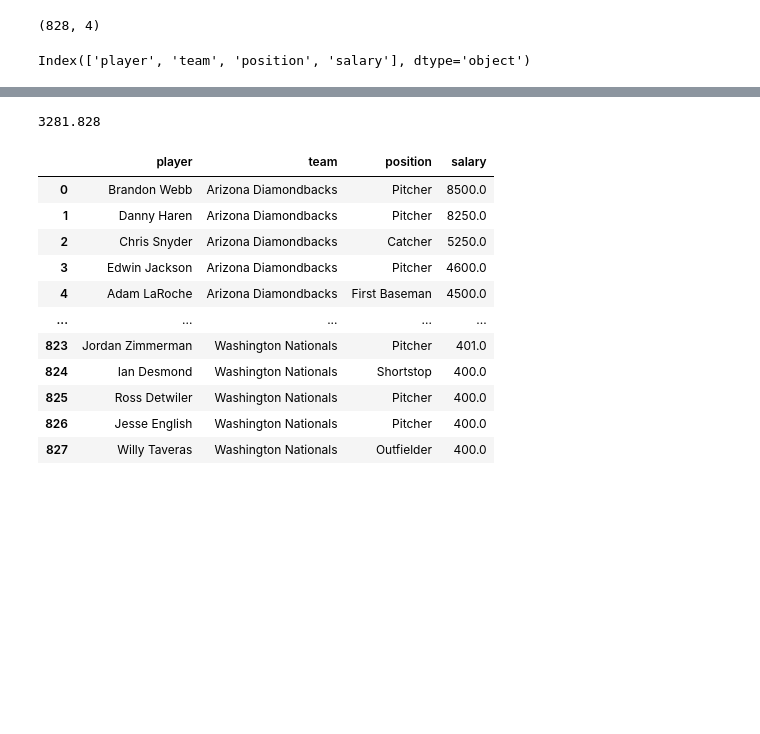
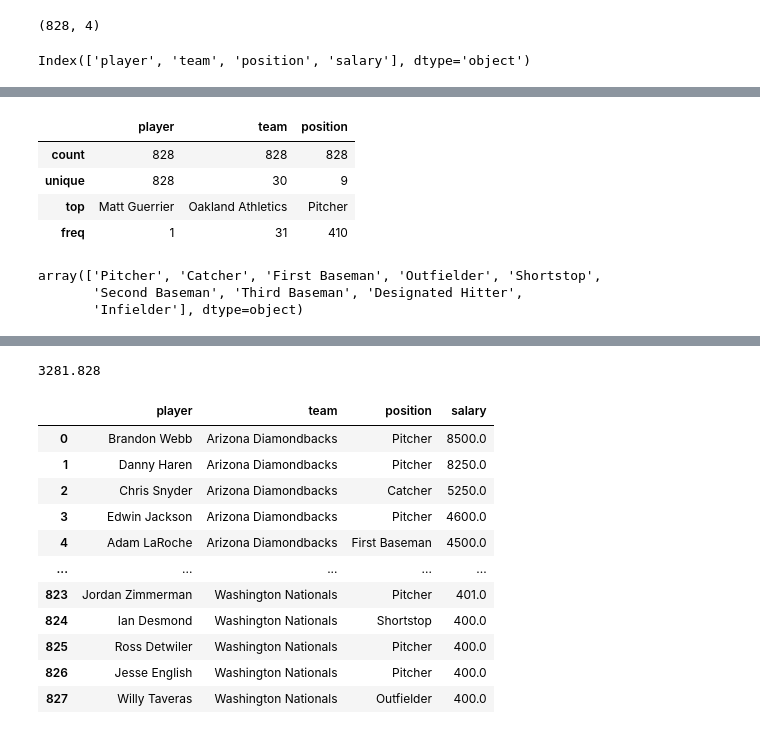
Before and after one commit to jesussantana/Sampling, a Jupyter notebook: notebooks/Sprint_6_Sampling.ipynb, the cells around one changed output, grey strips where cells are left out. Drawn from its saved outputs; the diff is of its cells as text; code cells hidden in the pictures; blank space fills up the shorter version.

```diff
--- a/notebooks/Sprint_6_Sampling.ipynb
+++ b/notebooks/Sprint_6_Sampling.ipynb
@@ -105,0 +106,14 @@ Index(['player', 'team', 'position', 'salary'], dtype='object')
+# %%
+df.describe(include=['object'])
+# %% [output]
+|  | player | team | position |
+| count | 828 | 828 | 828 |
+| unique | 828 | 30 | 9 |
+| top | Matt Guerrier | Oakland Athletics | Pitcher |
+| freq | 1 | 31 | 410 |
+# %%
+df.position.unique()
+# %% [output]
+array(['Pitcher', 'Catcher', 'First Baseman', 'Outfielder', 'Shortstop',
+       'Second Baseman', 'Third Baseman', 'Designated Hitter',
+       'Infielder'], dtype=object)
```
Also changed, not shown: parts of 16 cells of this notebook.
